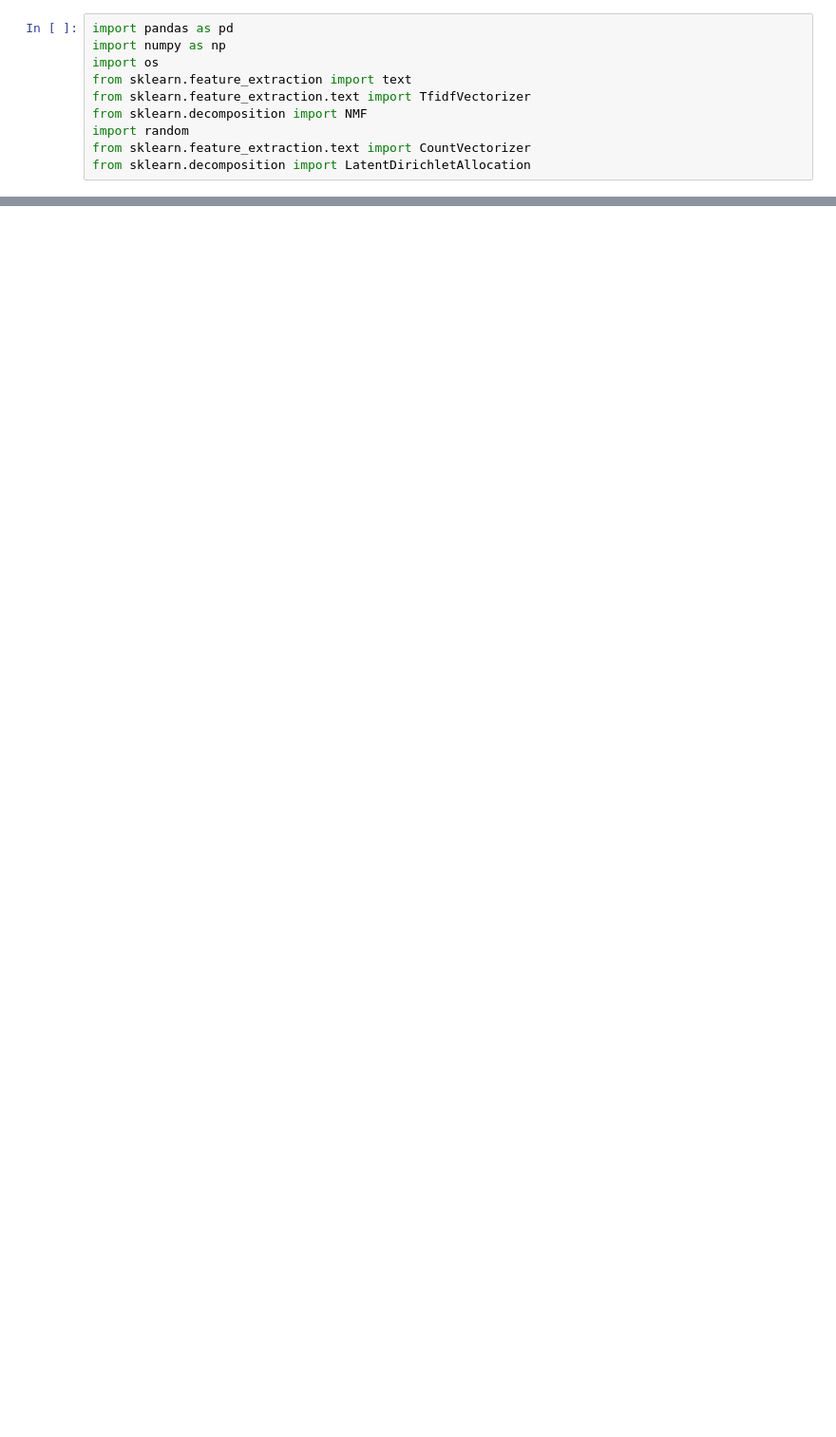
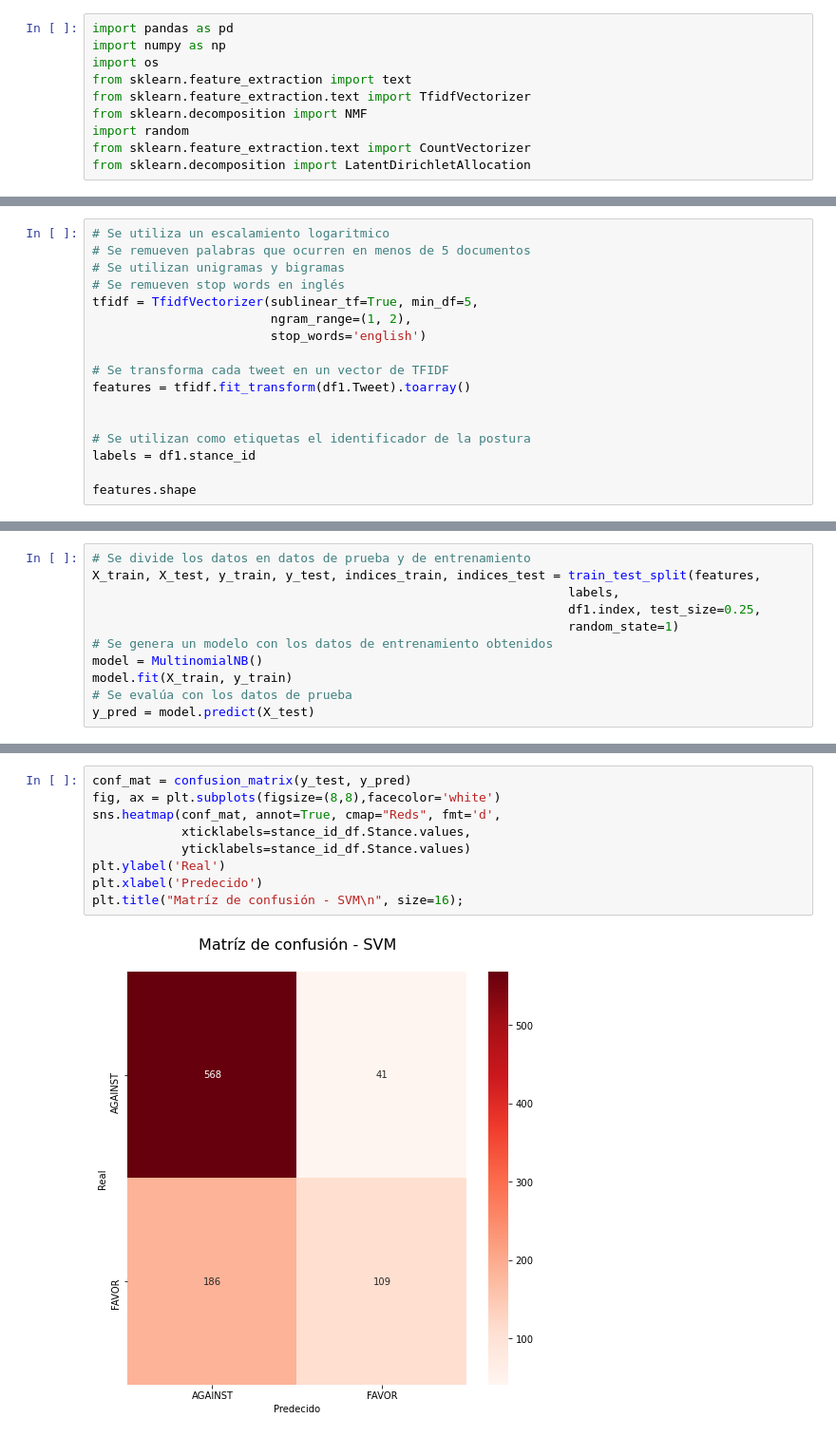
Before and after one commit to SandraRacilla/ProyectoFinal_AyPTexto, a Jupyter notebook: Minería_de_Tópicos.ipynb, the cells around one changed output, grey strips where cells are left out. Shown at 95% size. Saved outputs shown, nothing was run; the diff lists cells and outputs as text; blank space fills up the shorter version.

```diff
--- a/Minería_de_Tópicos.ipynb
+++ b/Minería_de_Tópicos.ipynb
@@ -177,0 +409,17 @@ LDA Top 10 words for topic #2:
+# %%
+# Se utiliza un escalamiento logaritmico
+# Se remueven palabras que ocurren en menos de 5 documentos
+# Se utilizan unigramas y bigramas
+# Se remueven stop words en inglés
+tfidf = TfidfVectorizer(sublinear_tf=True, min_df=5,
+                        ngram_range=(1, 2),
+                        stop_words='english')
+
+# Se transforma cada tweet en un vector de TFIDF
+features = tfidf.fit_transform(df1.Tweet).toarray()
+
+
+# Se utilizan como etiquetas el identificador de la postura
+labels = df1.stance_id
+
+features.shape
@@ -177,0 +519,11 @@ LDA Top 10 words for topic #2:
+# %%
+# Se divide los datos en datos de prueba y de entrenamiento
+X_train, X_test, y_train, y_test, indices_train, indices_test = train_test_split(features,
+                                                                labels,
+                                                                df1.index, test_size=0.25,
+                                                                random_state=1)
+# Se genera un modelo con los datos de entrenamiento obtenidos
+model = MultinomialNB()
+model.fit(X_train, y_train)
+# Se evalúa con los datos de prueba
+y_pred = model.predict(X_test)
@@ -177,0 +550,11 @@ LDA Top 10 words for topic #2:
+# %%
+conf_mat = confusion_matrix(y_test, y_pred)
+fig, ax = plt.subplots(figsize=(8,8),facecolor='white')
+sns.heatmap(conf_mat, annot=True, cmap="Reds", fmt='d',
+            xticklabels=stance_id_df.Stance.values,
+            yticklabels=stance_id_df.Stance.values)
+plt.ylabel('Real')
+plt.xlabel('Predecido')
+plt.title("Matríz de confusión - SVM\n", size=16);
+# %% [output]
+[figure, added]
```
Also changed, not shown: parts of 97 cells of this notebook, 4 other files.
